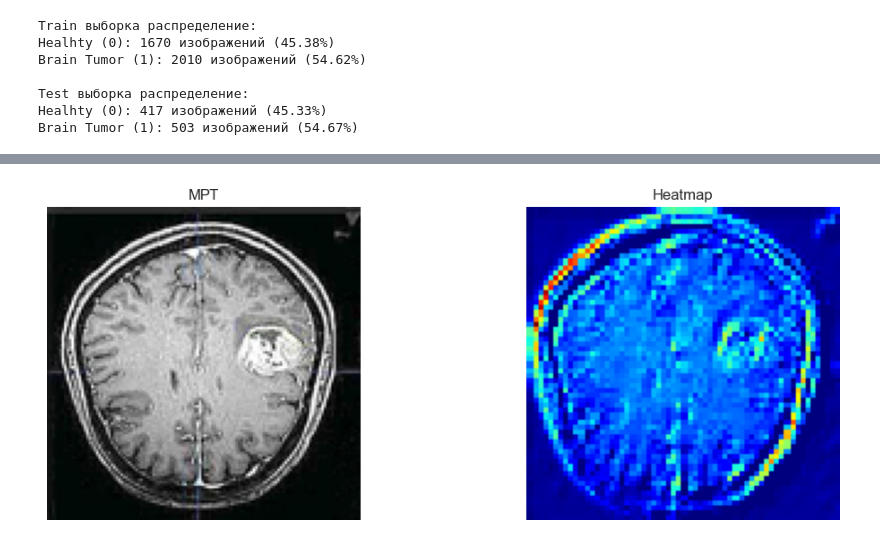
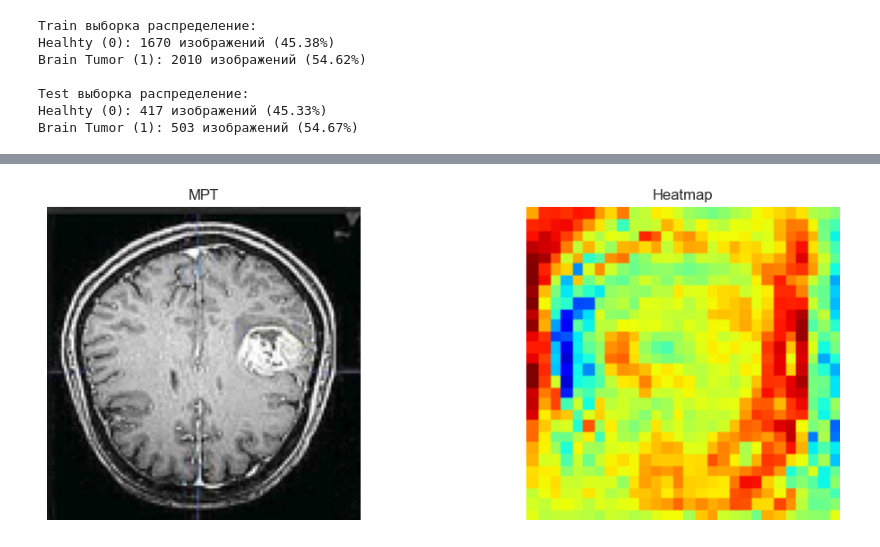
Before and after one commit to SavinskiVladimir/BrainTumor, a Jupyter notebook: model/model.ipynb, the cells around one changed output, grey strips where cells are left out. Cells and saved outputs as stored; diff of their text form; code cells hidden in the pictures.

```diff
--- a/model/model.ipynb
+++ b/model/model.ipynb
@@ -124,7 +177,7 @@ model_max.compile(optimizer='adam',
 
 # # # обучение модели
 model_max.fit(x_train, y_train, batch_size=16,
-              epochs=5,
+              epochs=10,
               validation_data=(x_test, y_test),
               class_weight=class_weight_dict)
 # %% [output]
@@ -191,26 +253,20 @@ weighted avg       0.97      0.97      0.97       920
 # %%
-def get_earlier_conv_layer_name(model):
-    conv_count = 0
-    for layer in model.layers:
+def get_last_conv_layer_name(model):
+    for layer in reversed(model.layers):
         if isinstance(layer, layers.Conv2D):
-            conv_count += 1
-            if conv_count == 2:
-                return layer.name
-    raise ValueError("Нет второго Conv2D")
-
-last_conv_layer_name = get_earlier_conv_layer_name(model_max)
-target_conv_layer = model_max.get_layer(last_conv_layer_name)
+            return layer.name
+    raise ValueError("Нет Conv2D")
 
 input_tensor = layers.Input(shape=(128, 128, 3))
 x = input_tensor
-for layer in model_max.layers:
-    x = layer(x)
-    if layer == target_conv_layer:
-        conv_output = x
+last_conv_layer_name = get_last_conv_layer_name(model_max)
 
-grad_model = Model(
-    inputs=input_tensor,
-    outputs=[conv_output, x]
+grad_model = tf.keras.models.Model(
+    inputs=model_max.input,
+    outputs=[
+        model_max.get_layer(last_conv_layer_name).output,
+        model_max.output
+    ]
 )
 
 def make_gradcam_heatmap(img_array, grad_model):
@@ -219,14 +275,14 @@ def make_gradcam_heatmap(img_array, grad_model):
         class_channel = preds[:, 0]
 
     grads = tape.gradient(class_channel, conv_outputs)
-    pooled_grads = tf.reduce_mean(grads, axis=(0, 1, 2))
+    pooled_grads = tf.reduce_mean(grads, axis=(0, 1, 2)) + 1e-8
 
     conv_output = conv_outputs[0]
     heatmap = conv_output @ pooled_grads[..., tf.newaxis]
     heatmap = tf.squeeze(heatmap)
 
     heatmap = tf.maximum(heatmap, 0)
-    heatmap = heatmap / (tf.reduce_max(heatmap) + 1e-7)
+    heatmap /= (tf.reduce_max(heatmap) + 1e-8)
     return heatmap.numpy()
 
 def visualize_gradcam(img, heatmap):
@@ -238,10 +294,12 @@ def visualize_gradcam(img, heatmap):
 
     heatmap_resized = cv2.resize(heatmap, (W_img, H_img), interpolation=cv2.INTER_NEAREST)
     heatmap_colored = cv2.applyColorMap(np.uint8(255 * heatmap_resized), cv2.COLORMAP_JET)
+    heatmap_colored = cv2.cvtColor(heatmap_colored, cv2.COLOR_BGR2RGB)
 
     img_uint8 = np.uint8(255 * img)
     alpha = 0.4
     superimposed_img = (heatmap_colored * alpha + img_uint8 * (1 - alpha)).astype(np.uint8)
+    superimposed_img = cv2.cvtColor(superimposed_img, cv2.COLOR_BGR2RGB)
     superimposed_img = np.clip(superimposed_img, 0, 255)
 
     # ТОЛЬКО ГРАФИКИ
@@ -255,31 +313,31 @@ def visualize_gradcam(img, heatmap):
     plt.subplot(1, 2, 2)
     plt.imshow(heatmap_resized, cmap="jet", vmin=0, vmax=1)
     plt.axis("off")
     plt.title("Heatmap")
 
     plt.tight_layout()
     plt.show()
 
 def load_and_preprocess_single_image(img_path):
     img = Image.open(img_path)
     img = img.convert("RGB")
     img = img.resize((128, 128))
     img_array = np.array(img)
 
     if img_array.dtype == np.uint16:
         img_array = img_array.astype(np.float32) / 65535.0
     else:
         img_array = img_array.astype(np.float32) / 255.0
 
     return img_array
 
 
 img_path = "data/kagglehub_cache/datasets/preetviradiya/brian-tumor-dataset/versions/1/Brain Tumor Data Set/Brain Tumor Data Set/Brain Tumor/Cancer (1300).jpg"
 
 img = load_and_preprocess_single_image(img_path)
 img_array = np.expand_dims(img, axis=0)
 
 heatmap = make_gradcam_heatmap(img_array, grad_model)
 visualize_gradcam(img, heatmap)
 # %% [output]
-[figure, old version]
+[figure, new version]
```
Also changed, not shown: parts of 4 cells of this notebook, 6 other files.
